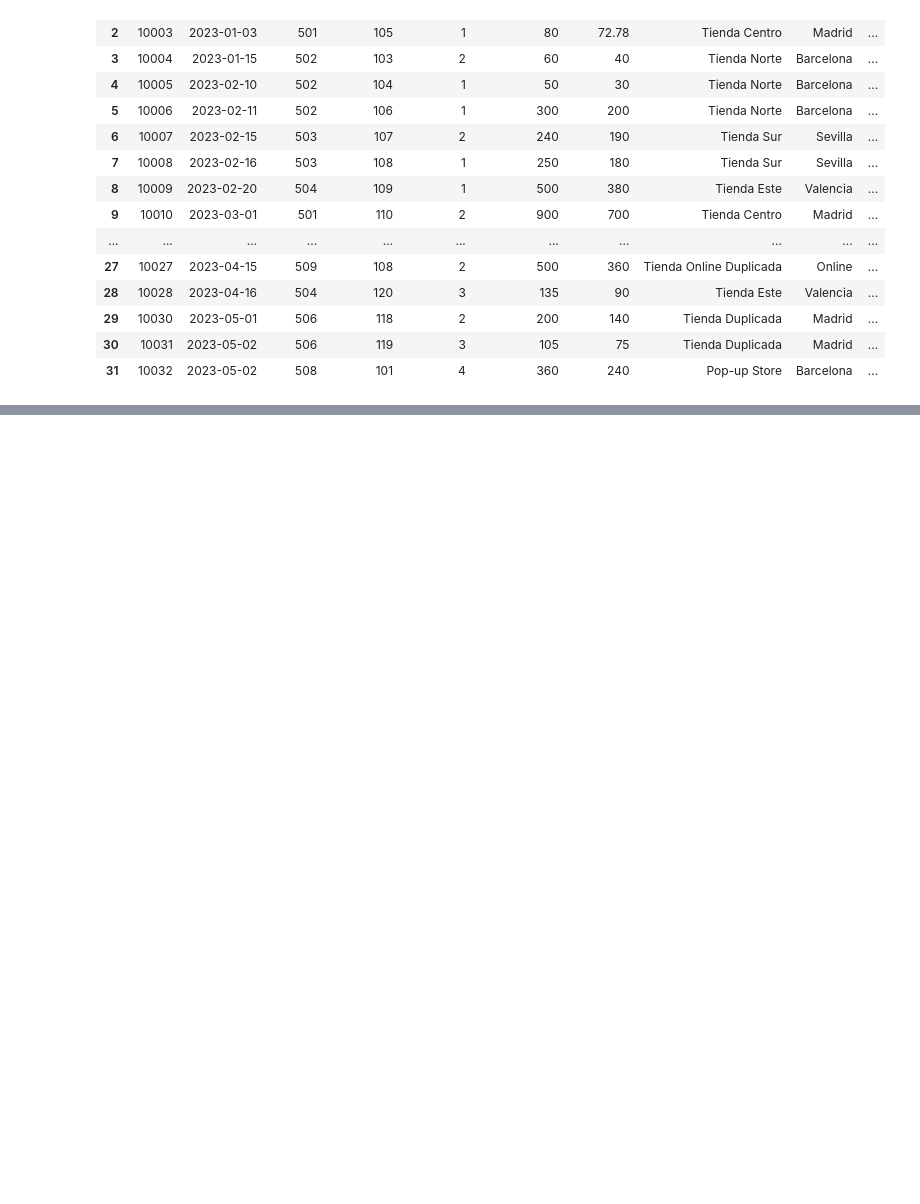
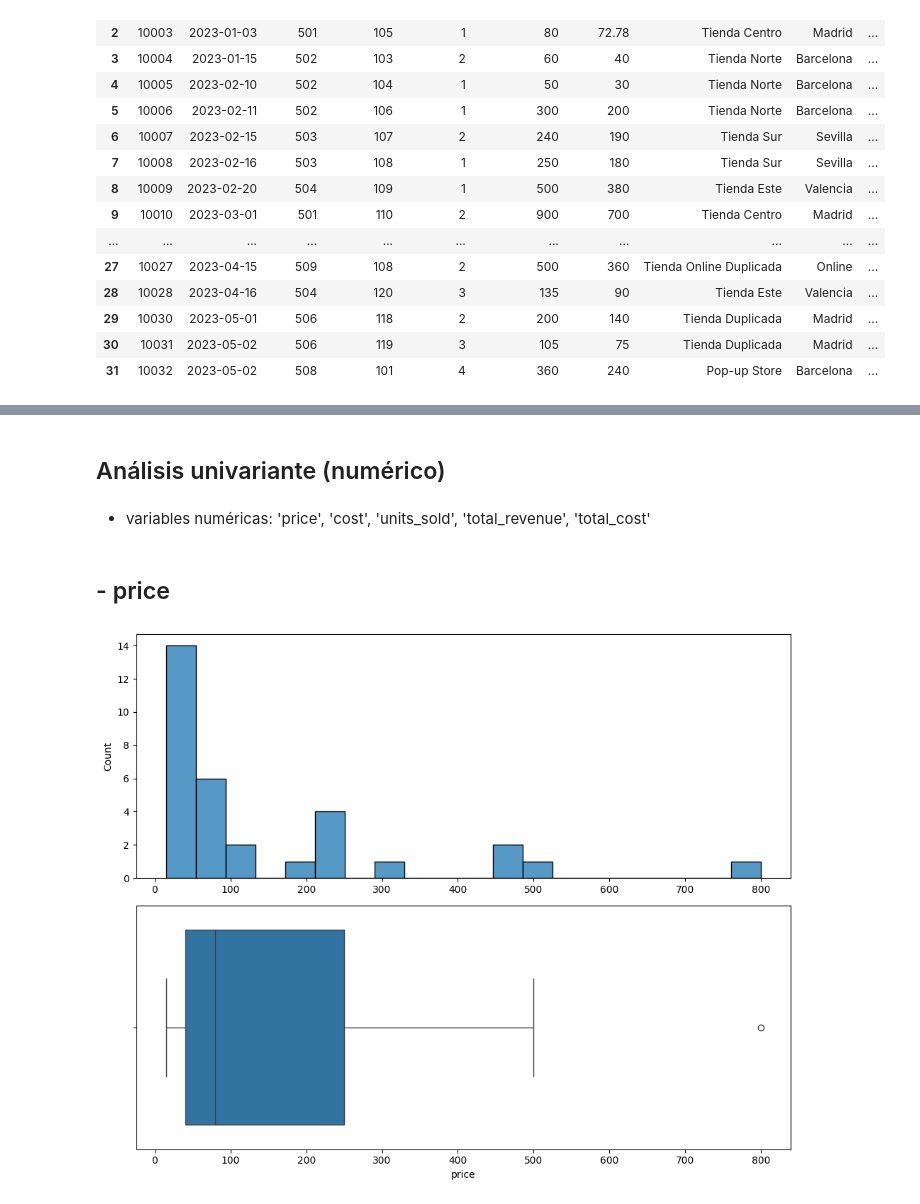
Before and after one commit to fertr98/Junior-Data-Scientist---Prueba-t-cnica, a Jupyter notebook: src/explore.ipynb, the cells around one changed output, grey strips where cells are left out. Drawn from its saved outputs; the diff is of its cells as text; code cells hidden in the pictures; blank space fills up the shorter version.

```diff
--- a/src/explore.ipynb
+++ b/src/explore.ipynb
@@ -368,0 +508,16 @@ dataset.to_csv("/workspaces/Junior-Data-Scientist---Prueba-t-cnica/data/processe
+# %% [markdown]
+## Análisis univariante (numérico)
+# %% [markdown]
+- variables numéricas: 'price', 'cost', 'units_sold', 'total_revenue', 'total_cost'
+# %% [markdown]
+##  - price
+# %%
+fig, axis = plt.subplots(2, 1, figsize=(10, 8))
+
+# Histograma y boxplot para 'price'
+sns.histplot(ax=axis[0], data=dataset, x="price", bins=20).set(xlabel=None)
+sns.boxplot(ax=axis[1], data=dataset, x="price")
+
+plt.tight_layout()
+# %% [output]
+[figure, added]
```
Also changed, not shown: parts of 30 cells of this notebook, 1 other file.
